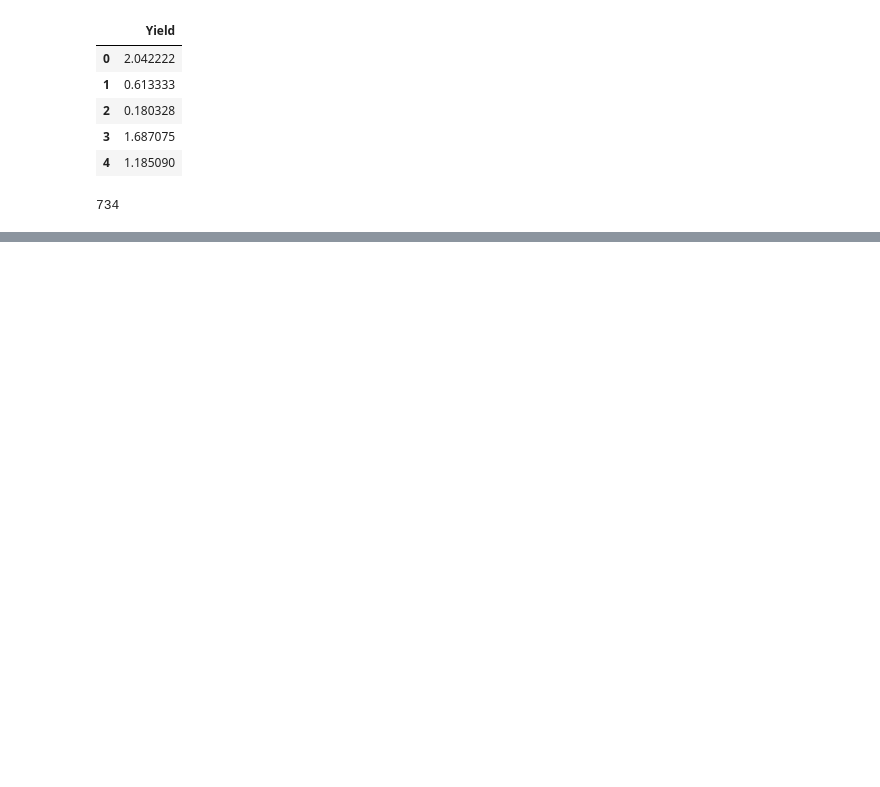
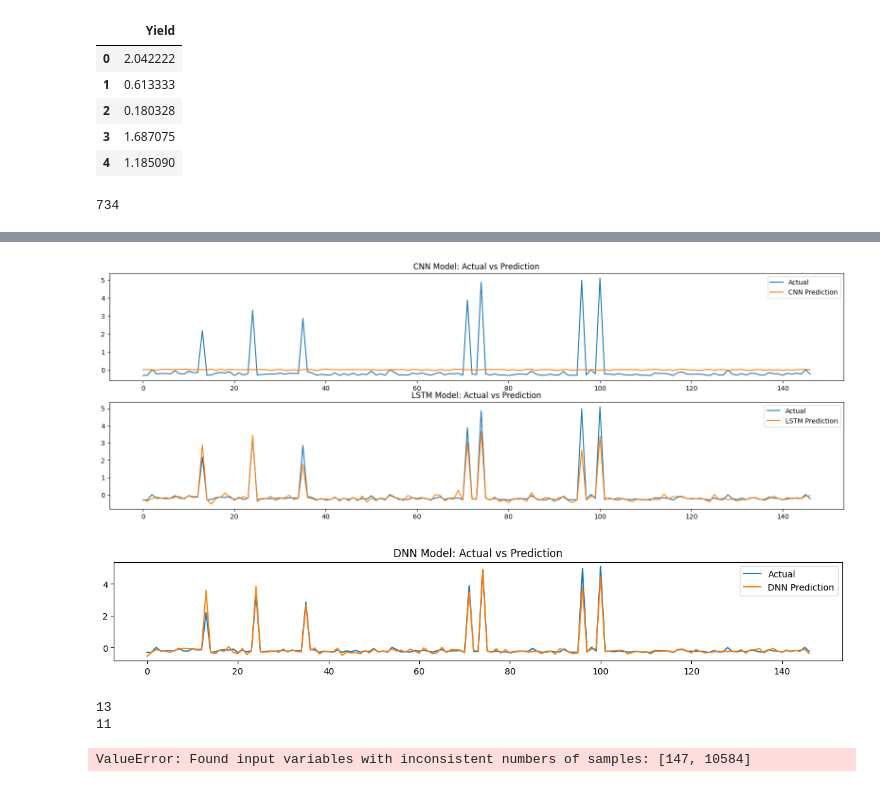
Before and after one commit to vansismishra/FarmElysium, a Jupyter notebook: CropYieldPrediction.ipynb, the cells around one changed output, grey strips where cells are left out. Cells and saved outputs as stored; diff of their text form; code cells hidden in the pictures; blank space fills up the shorter version.

```diff
--- a/CropYieldPrediction.ipynb
+++ b/CropYieldPrediction.ipynb
@@ -1179,0 +1441,34 @@ ModuleNotFoundError: No module named 'tensorflow.python'
+# %%
+# Plotting CNN predictions
+plt.subplot(3, 1, 2)
+plt.plot(y_test_scaled, label='Actual')
+plt.plot(cnn_pred[:,0], label='CNN Prediction')  # Assuming cnn_pred is a 2D array, we select the first column
+plt.title('CNN Model: Actual vs Prediction')
+plt.legend()
+
+# Plotting LSTM predictions
+plt.subplot(3, 1, 3)
+plt.plot(y_test_scaled, label='Actual')
+plt.plot(lstm_pred[:,0], label='LSTM Prediction')  # Assuming lstm_pred is a 2D array, we select the first column
+plt.title('LSTM Model: Actual vs Prediction')
+plt.legend()
+
+# Plotting DNN predictions
+plt.figure(figsize=(12, 6))
+plt.subplot(3, 1, 1)
+plt.plot(y_test_scaled, label='Actual')
+plt.plot(dnn_pred[:,0], label='DNN Prediction')
+plt.title('DNN Model: Actual vs Prediction')
+plt.legend()
+
+plt.tight_layout()
+plt.show()
+# %% [output]
+[figure, added]
+[figure, added]
+# %%
+print(len('y_test_scaled'))
+print(len('predictions'))
+# %% [output]
+13
+11
@@ -1179,0 +1485,45 @@ ModuleNotFoundError: No module named 'tensorflow.python'
+# %%
+import matplotlib.pyplot as plt
+
+# Evaluate and compare models
+metrics_dict = {}
+
+for model_name, predictions in model_predictions.items():
+    # Flatten the predictions to 1D arrays
+    true = y_test_scaled.flatten()
+    pred = predictions.flatten()
+
+    rmse = np.sqrt(mean_squared_error(true, pred))
+    r2 = r2_score(true, pred)
+    mae = mean_absolute_error(true, pred)
+    mse = mean_squared_error(true, pred)
+
+    metrics_dict[model_name] = {'RMSE': rmse, 'R^2': r2, 'MAE': mae, 'MSE': mse}
+
+# Convert metrics to DataFrame for easier plotting
+metrics_df = pd.DataFrame(metrics_dict).T
+
+# Plotting
+fig, axes = plt.subplots(nrows=2, ncols=2, figsize=(16, 12))
+fig.suptitle('Comparison of Different Models: Evaluation Metrics')
+
+# RMSE
+axes[0, 0].bar(metrics_df.index, metrics_df['RMSE'], color='blue')
+axes[0, 0].set_title('Root Mean Squared Error (RMSE)')
+
+# R^2
+axes[0, 1].bar(metrics_df.index, metrics_df['R^2'], color='green')
+axes[0, 1].set_title('R-squared (R^2)')
+
+# MAE
+axes[1, 0].bar(metrics_df.index, metrics_df['MAE'], color='orange')
+axes[1, 0].set_title('Mean Absolute Error (MAE)')
+
+# MSE
+axes[1, 1].bar(metrics_df.index, metrics_df['MSE'], color='red')
+axes[1, 1].set_title('Mean Squared Error (MSE)')
+
+plt.tight_layout(rect=[0, 0.03, 1, 0.95])
+plt.show()
+# %% [output]
+ValueError: Found input variables with inconsistent numbers of samples: [147, 10584]
```
Also changed, not shown: parts of 39 cells of this notebook, 1 other file.
